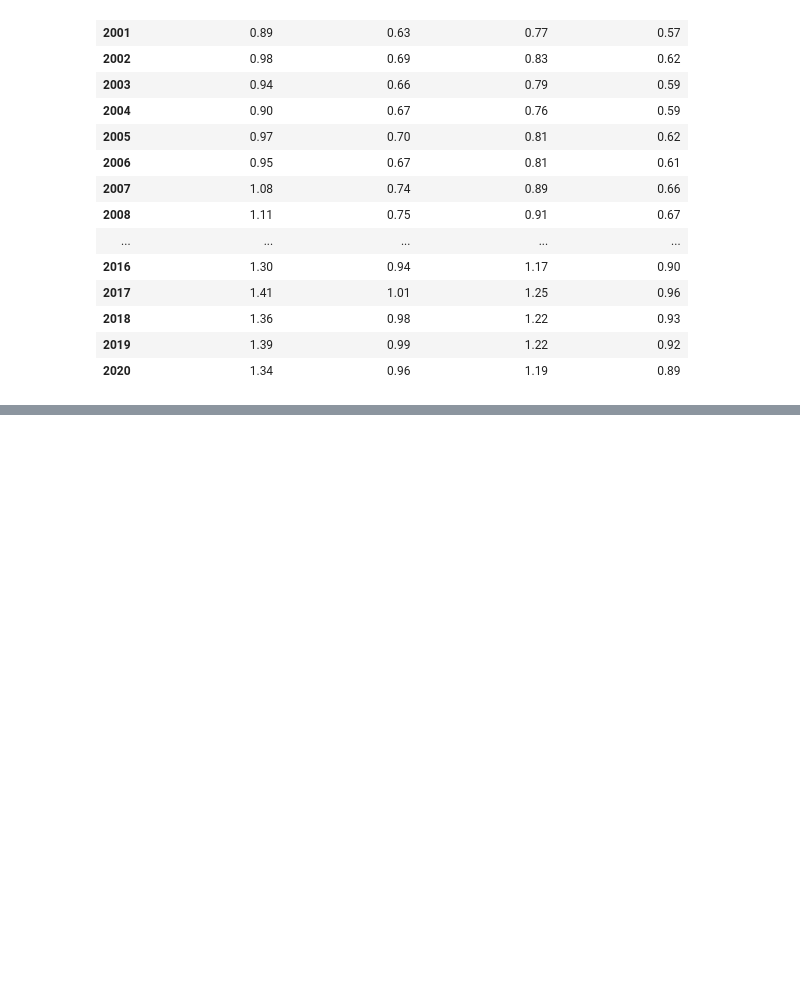
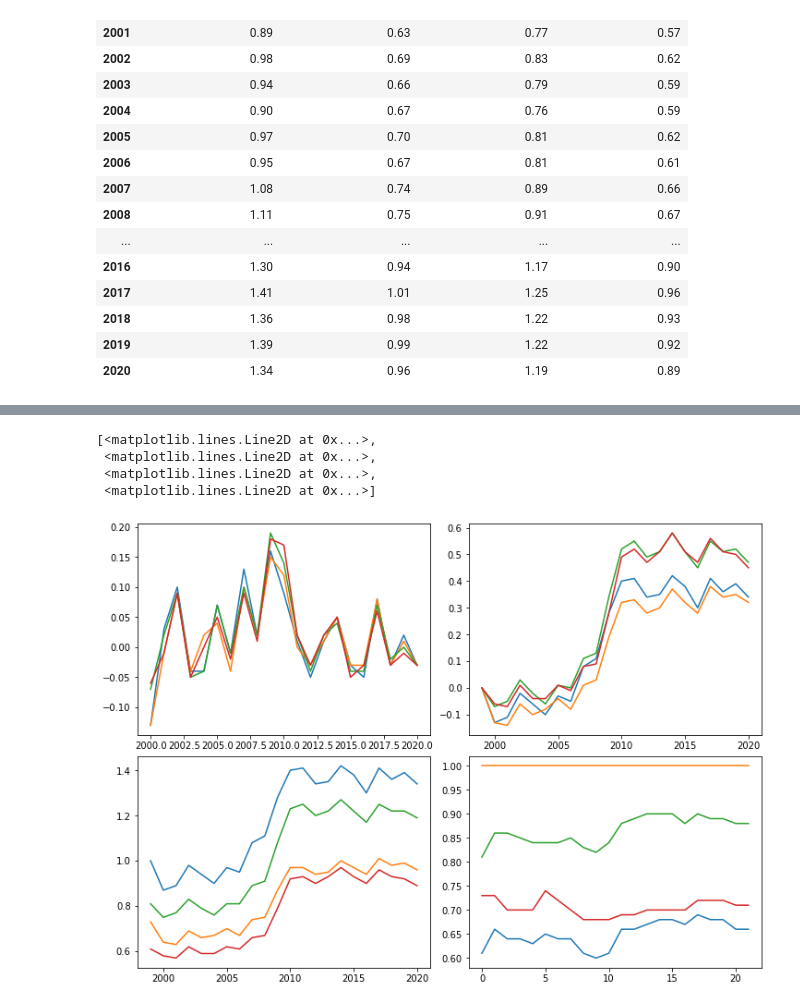
Before and after one commit to deborabastos/hacker_fiscalizacao, a Jupyter notebook: serviores.ipynb, the cells around one changed output, grey strips where cells are left out. Cells and saved outputs as stored; diff of their text form; code cells hidden in the pictures; blank space fills up the shorter version.

```diff
--- a/serviores.ipynb
+++ b/serviores.ipynb
@@ -321,0 +325,13 @@ for i in grupos:
+# %%
+# Verificando evolução das taxas de crescimento
+fig3, f3_axes = plt.subplots(ncols = 2, nrows = 2, constrained_layout=True, figsize=(10,7))
+f3_axes[0,0].plot(df_tcr) # taxa de crescimento relativa
+f3_axes[0,1].plot(df_tca) # taxa de crescimento acumulada
+f3_axes[1,0].plot(df_hb_99) # compara todos os salários com HB 99
+f3_axes[1,1].plot(df_hb_20) # compara o salário da categoria no ano com o salário do HB do mesmo ano
+# %% [output]
+[<matplotlib.lines.Line2D at 0x...>,
+ <matplotlib.lines.Line2D at 0x...>,
+ <matplotlib.lines.Line2D at 0x...>,
+ <matplotlib.lines.Line2D at 0x...>]
+[figure, added]
```
Also changed, not shown: parts of 7 cells of this notebook, 1 other file.
